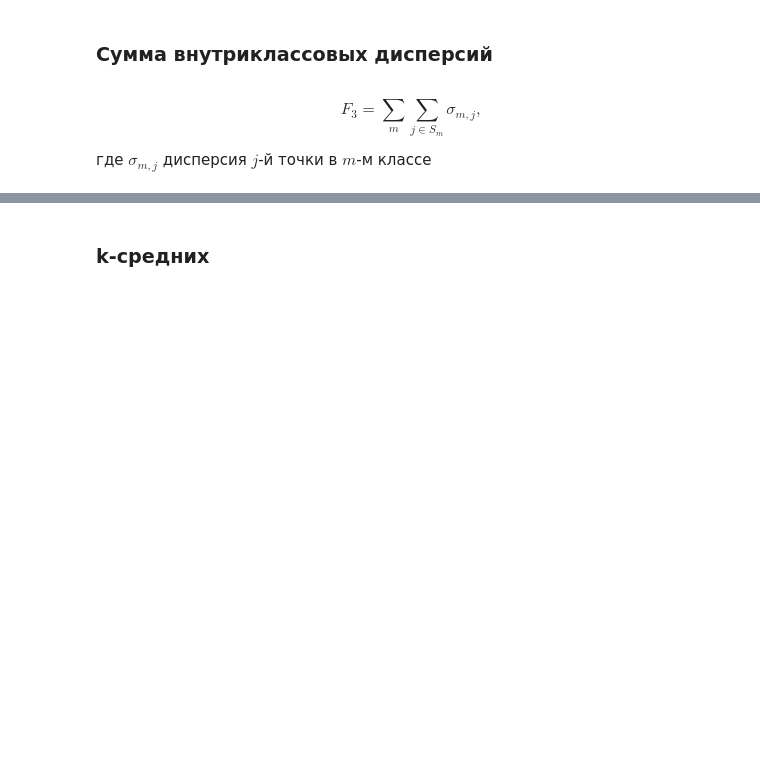
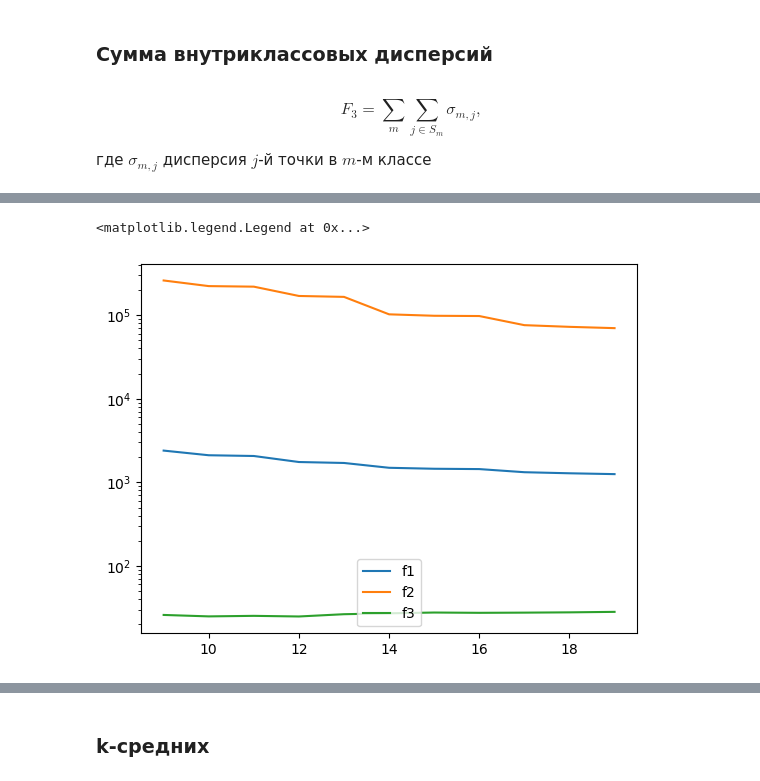
Before and after one commit to EHAT32/mathModelling, a Jupyter notebook: hw1/hw1.ipynb, the cells around one changed output, grey strips where cells are left out. Drawn from its saved outputs; the diff is of its cells as text; code cells hidden in the pictures; blank space fills up the shorter version.

```diff
--- a/hw1/hw1.ipynb
+++ b/hw1/hw1.ipynb
@@ -262,0 +299,22 @@ $$
+# %%
+f_1_res = []
+f_2_res = []
+f_3_res = []
+df_complete_copy = small_df_complete.copy(deep=True)
+for i in range(9, 20):
+    complete_labels = clustering.bfs_k_classes_split(cluster_complete, i)
+    df_complete_copy['label'] = complete_labels
+    df_complete_copy = df_complete_copy.rename(columns={0 : 'x', 1 : 'y'})
+    f_1_res.append(metrics.f_1(df_complete_copy))
+    f_2_res.append(metrics.f_2(df_complete_copy))
+    f_3_res.append(metrics.f_3(df_complete_copy))
+# %%
+k_ax = np.arange(9, 20)
+
+plt.semilogy(k_ax, f_1_res, label='f1')
+plt.semilogy(k_ax, f_2_res, label='f2')
+plt.semilogy(k_ax, f_3_res, label='f3')
+plt.legend()
+# %% [output]
+<matplotlib.legend.Legend at 0x...>
+[figure, added]
```
Also changed, not shown: parts of 25 cells of this notebook.
